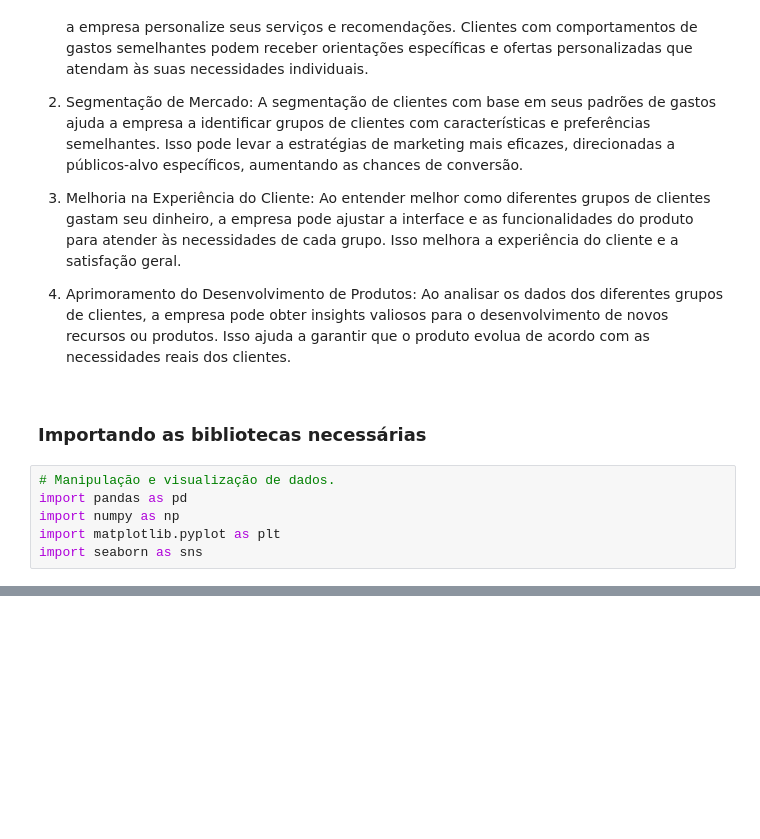
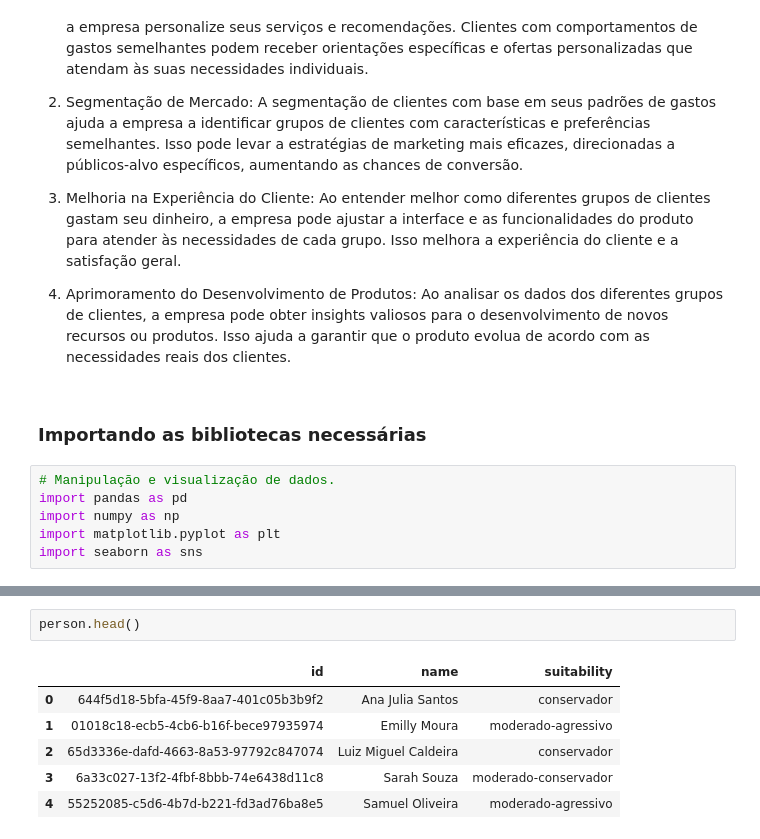
Before and after one commit to allmeidaapedro/Clusterizacao-Clientes-Cartao-Credito, a Jupyter notebook: notebooks/1. EDA.ipynb, the cells around one changed output, grey strips where cells are left out. Drawn from its saved outputs; the diff is of its cells as text; blank space fills up the shorter version.

```diff
--- a/notebooks/1. EDA.ipynb
+++ b/notebooks/1. EDA.ipynb
@@ -34,0 +55,9 @@ import seaborn as sns
+# %%
+person.head()
+# %% [output]
+|  | id | name | suitability |
+| 0 | 644f5d18-5bfa-45f9-8aa7-401c05b3b9f2 | Ana Julia Santos | conservador |
+| 1 | 01018c18-ecb5-4cb6-b16f-bece97935974 | Emilly Moura | moderado-agressivo |
+| 2 | 65d3336e-dafd-4663-8a53-97792c847074 | Luiz Miguel Caldeira | conservador |
+| 3 | 6a33c027-13f2-4fbf-8bbb-74e6438d11c8 | Sarah Souza | moderado-conservador |
+| 4 | 55252085-c5d6-4b7d-b221-fd3ad76ba8e5 | Samuel Oliveira | moderado-agressivo |
```
Also changed, not shown: parts of 23 cells of this notebook.
